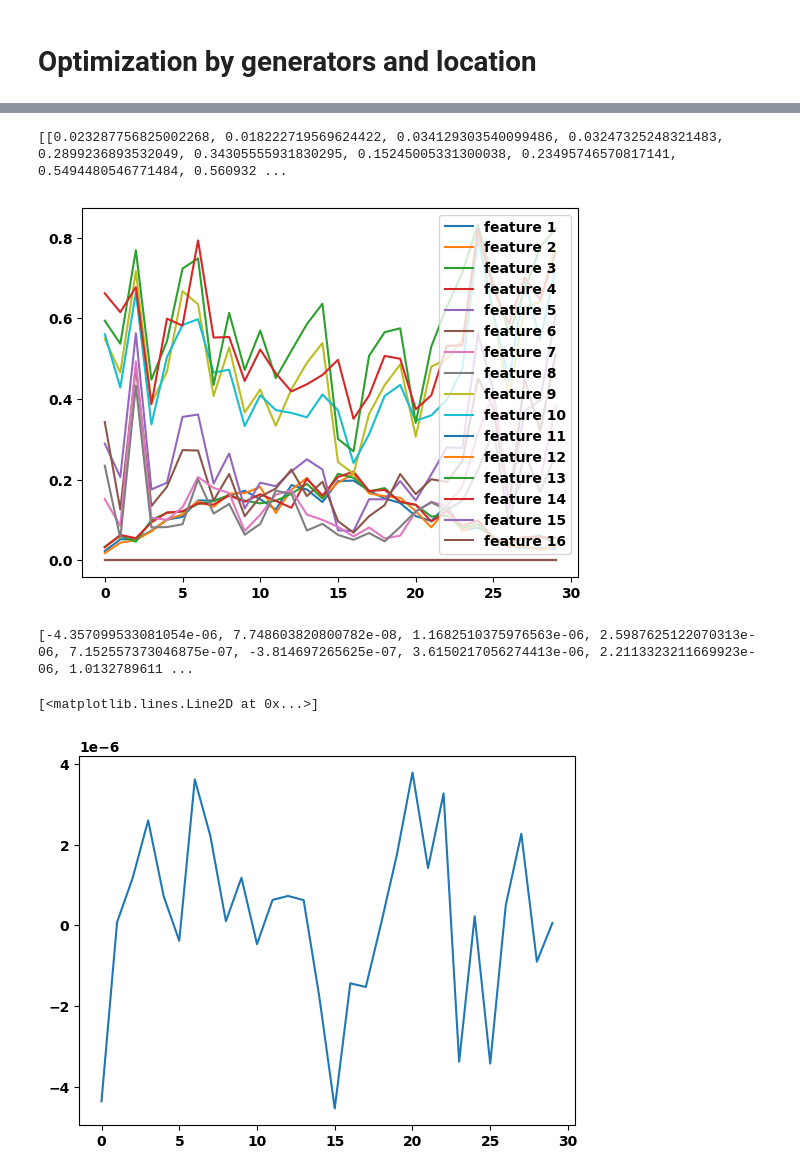
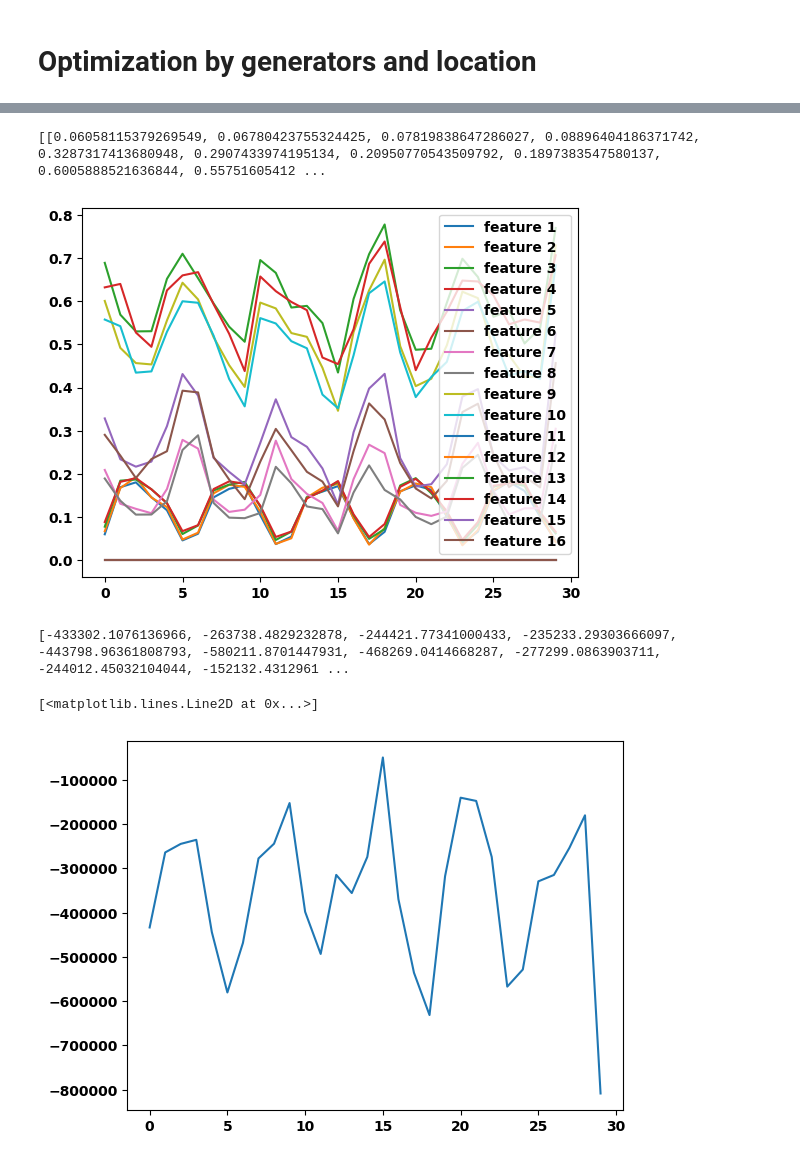
Before and after one commit to Cari1111/bachelor-code, a Jupyter notebook: pypsa-test-germany.ipynb, the cells around one changed output, grey strips where cells are left out. Saved outputs shown, nothing was run; the diff lists cells and outputs as text; code cells hidden in the pictures.

```diff
--- a/pypsa-test-germany.ipynb
+++ b/pypsa-test-germany.ipynb
@@ -13,5 +13,5 @@ from sklearn.model_selection import train_test_split
 from sklearn.preprocessing import StandardScaler
 from sklearn.metrics import mean_squared_error
 # %%
-n = pypsa.Network("networks/elec_s_80_ec_lcopt_Co2L-24H.nc")
+n = pypsa.Network("networks/elec_s_80_ec_lcopt_Co2L-24H_2011_15.nc")
 # %% [output]
@@ -293,22 +302,22 @@ for netw in netw_splits:
 print(feature_array)
 plot_feature_array(feature_array)
 # %% [output]
-[[0.023287756825002268, 0.018222719569624422, 0.034129303540099486, 0.03247325248321483, 0.2899236893532049, 0.34305555931830295, 0.15245005331300038, 0.23495746570817141, 0.5494480546771484, 0.560932 ...
+[[0.06058115379269549, 0.06780423755324425, 0.07819838647286027, 0.08896404186371742, 0.3287317413680948, 0.2907433974195134, 0.20950770543509792, 0.1897383547580137, 0.6005888521636844, 0.55751605412 ...
-[figure, old version]
+[figure, new version]
 # %%
 result_array = []
 result_key_words = ['Offshore Wind (AC)', 'Offshore Wind (DC)', 'Onshore Wind', 'Solar']
 
 for netw in netw_splits:
-    capacity_mean = np.mean(netw.statistics()['Revenue'])
+    capacity_mean = np.mean(netw.statistics()['Transmission'])
     result_array.append(capacity_mean)
 
 print(result_array)
 plt.plot(result_array)
 # %% [output]
-[-4.357099533081054e-06, 7.748603820800782e-08, 1.1682510375976563e-06, 2.5987625122070313e-06, 7.152557373046875e-07, -3.814697265625e-07, 3.6150217056274413e-06, 2.2113323211669923e-06, 1.0132789611 ...
+[-433302.1076136966, -263738.4829232878, -244421.77341000433, -235233.29303666097, -443798.96361808793, -580211.8701447931, -468269.0414668287, -277299.0863903711, -244012.45032104044, -152132.4312961 ...
 [<matplotlib.lines.Line2D at 0x...>]
-[figure, old version]
+[figure, new version]
 # %%
 feature_scaler = StandardScaler().fit(feature_array)
 feature_array_norm = feature_scaler.transform(feature_array)
```
Also changed, not shown: parts of 17 cells of this notebook, 4 other files.
